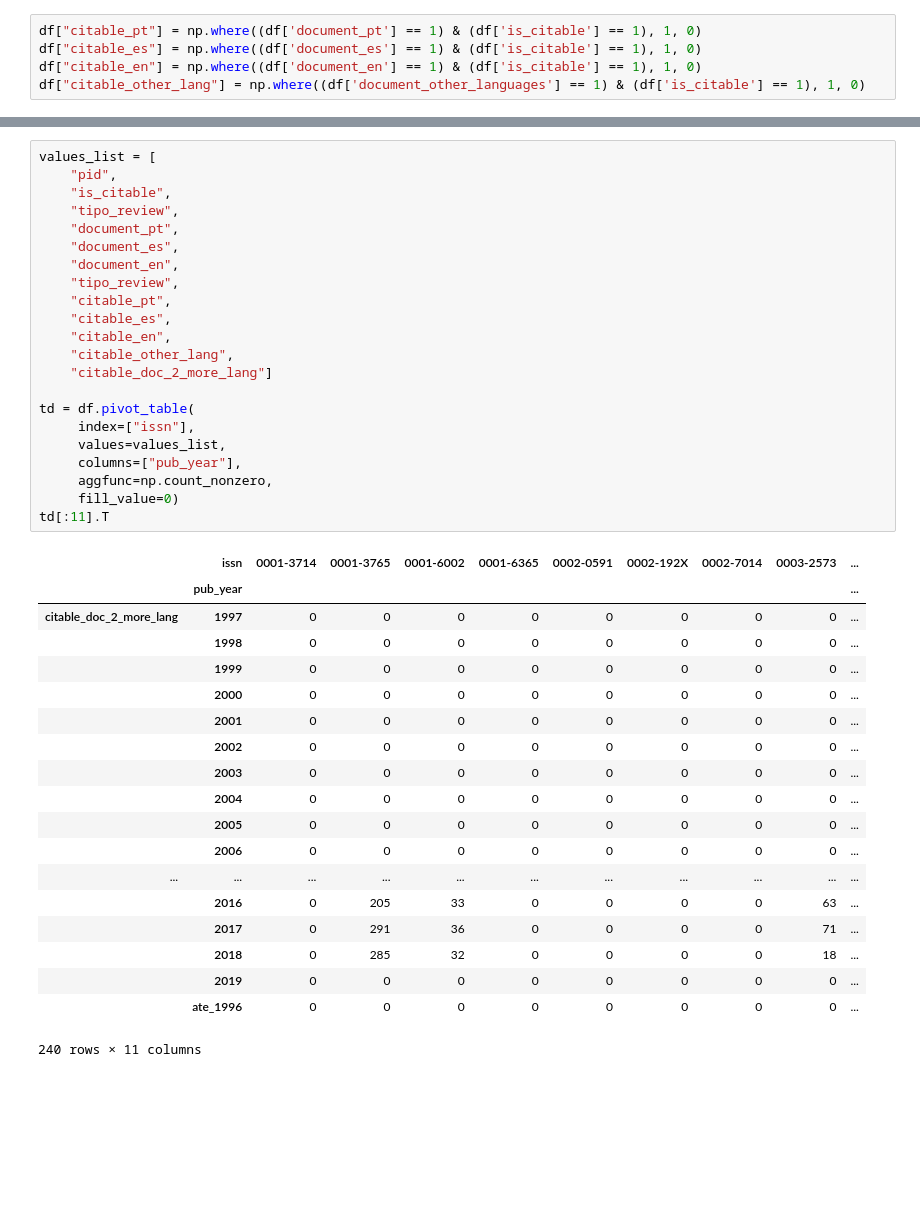
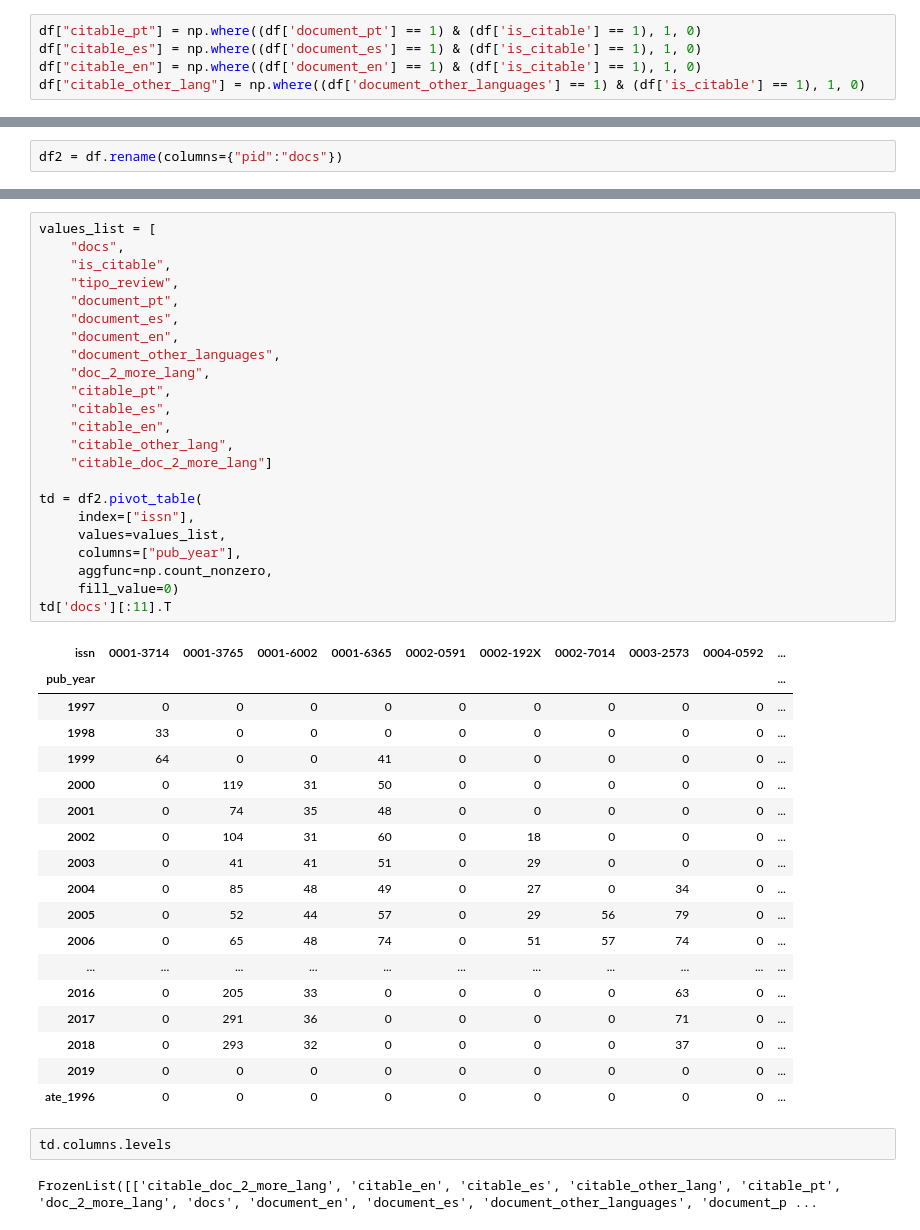
Before and after one commit to DalavanCloud/jcatalog, a Jupyter notebook: jcatalog/extractors/scielo/td_documents_languages.ipynb, the cells around one changed output, grey strips where cells are left out. Saved outputs shown, nothing was run; the diff lists cells and outputs as text; blank space fills up the shorter version.

```diff
--- a/jcatalog/extractors/scielo/td_documents_languages.ipynb
+++ b/jcatalog/extractors/scielo/td_documents_languages.ipynb
@@ -207,0 +210,2 @@ df[(df["doc_2_more_lang"] == 1)].T
+# %%
+df2 = df.rename(columns={"pid":"docs"})
@@ -208,42 +220,46 @@ df[(df["doc_2_more_lang"] == 1)].T
 # %%
 values_list = [
-    "pid",
+    "docs",
     "is_citable",
     "tipo_review",
     "document_pt",
     "document_es",
     "document_en",
-    "tipo_review",
+    "document_other_languages",
+    "doc_2_more_lang",
     "citable_pt",
     "citable_es",
     "citable_en",
     "citable_other_lang",
     "citable_doc_2_more_lang"]
 
-td = df.pivot_table(
+td = df2.pivot_table(
      index=["issn"],
      values=values_list,
      columns=["pub_year"],
      aggfunc=np.count_nonzero,
      fill_value=0)
-td[:11].T
+td['docs'][:11].T
 # %% [output]
-|  | issn | 0001-3714 | 0001-3765 | 0001-6002 | 0001-6365 | 0002-0591 | 0002-192X | 0002-7014 | 0003-2573 | ... |
-|  | pub_year |  |  |  |  |  |  |  |  | ... |
-| citable_doc_2_more_lang | 1997 | 0 | 0 | 0 | 0 | 0 | 0 | 0 | 0 | ... |
-|  | 1998 | 0 | 0 | 0 | 0 | 0 | 0 | 0 | 0 | ... |
-|  | 1999 | 0 | 0 | 0 | 0 | 0 | 0 | 0 | 0 | ... |
-|  | 2000 | 0 | 0 | 0 | 0 | 0 | 0 | 0 | 0 | ... |
-|  | 2001 | 0 | 0 | 0 | 0 | 0 | 0 | 0 | 0 | ... |
-|  | 2002 | 0 | 0 | 0 | 0 | 0 | 0 | 0 | 0 | ... |
-|  | 2003 | 0 | 0 | 0 | 0 | 0 | 0 | 0 | 0 | ... |
-|  | 2004 | 0 | 0 | 0 | 0 | 0 | 0 | 0 | 0 | ... |
-|  | 2005 | 0 | 0 | 0 | 0 | 0 | 0 | 0 | 0 | ... |
-|  | 2006 | 0 | 0 | 0 | 0 | 0 | 0 | 0 | 0 | ... |
+| issn | 0001-3714 | 0001-3765 | 0001-6002 | 0001-6365 | 0002-0591 | 0002-192X | 0002-7014 | 0003-2573 | 0004-0592 | ... |
+| pub_year |  |  |  |  |  |  |  |  |  | ... |
+| 1997 | 0 | 0 | 0 | 0 | 0 | 0 | 0 | 0 | 0 | ... |
+| 1998 | 33 | 0 | 0 | 0 | 0 | 0 | 0 | 0 | 0 | ... |
+| 1999 | 64 | 0 | 0 | 41 | 0 | 0 | 0 | 0 | 0 | ... |
+| 2000 | 0 | 119 | 31 | 50 | 0 | 0 | 0 | 0 | 0 | ... |
+| 2001 | 0 | 74 | 35 | 48 | 0 | 0 | 0 | 0 | 0 | ... |
+| 2002 | 0 | 104 | 31 | 60 | 0 | 18 | 0 | 0 | 0 | ... |
+| 2003 | 0 | 41 | 41 | 51 | 0 | 29 | 0 | 0 | 0 | ... |
+| 2004 | 0 | 85 | 48 | 49 | 0 | 27 | 0 | 34 | 0 | ... |
+| 2005 | 0 | 52 | 44 | 57 | 0 | 29 | 56 | 79 | 0 | ... |
+| 2006 | 0 | 65 | 48 | 74 | 0 | 51 | 57 | 74 | 0 | ... |
 | ... | ... | ... | ... | ... | ... | ... | ... | ... | ... | ... |
-|  | 2016 | 0 | 205 | 33 | 0 | 0 | 0 | 0 | 63 | ... |
-|  | 2017 | 0 | 291 | 36 | 0 | 0 | 0 | 0 | 71 | ... |
-|  | 2018 | 0 | 285 | 32 | 0 | 0 | 0 | 0 | 18 | ... |
-|  | 2019 | 0 | 0 | 0 | 0 | 0 | 0 | 0 | 0 | ... |
-|  | ate_1996 | 0 | 0 | 0 | 0 | 0 | 0 | 0 | 0 | ... |
+| 2016 | 0 | 205 | 33 | 0 | 0 | 0 | 0 | 63 | 0 | ... |
+| 2017 | 0 | 291 | 36 | 0 | 0 | 0 | 0 | 71 | 0 | ... |
+| 2018 | 0 | 293 | 32 | 0 | 0 | 0 | 0 | 37 | 0 | ... |
+| 2019 | 0 | 0 | 0 | 0 | 0 | 0 | 0 | 0 | 0 | ... |
+| ate_1996 | 0 | 0 | 0 | 0 | 0 | 0 | 0 | 0 | 0 | ... |
-240 rows × 11 columns
+# %%
+td.columns.levels
+# %% [output]
+FrozenList([['citable_doc_2_more_lang', 'citable_en', 'citable_es', 'citable_other_lang', 'citable_pt', 'doc_2_more_lang', 'docs', 'document_en', 'document_es', 'document_other_languages', 'document_p ...
```
Also changed, not shown: parts of 15 cells of this notebook.
